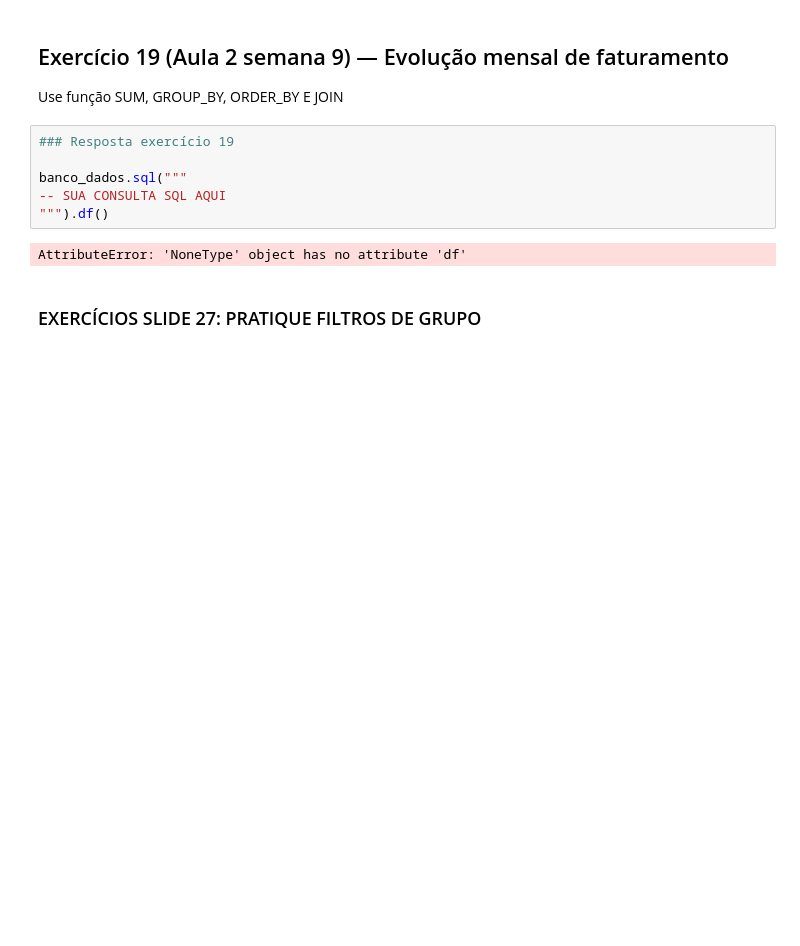
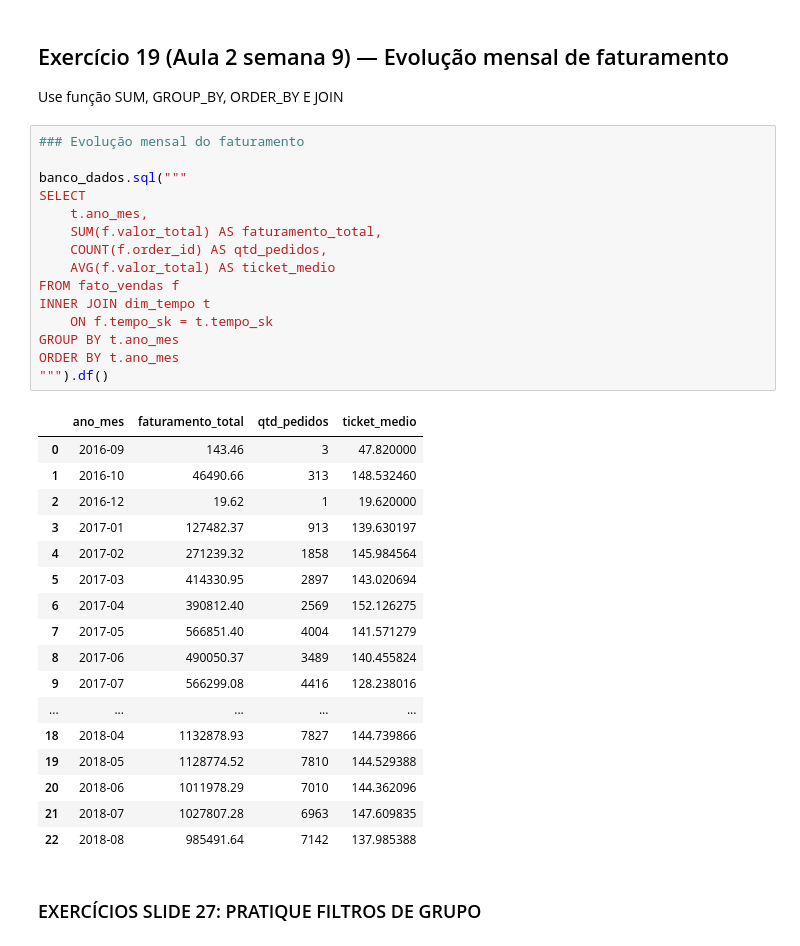
Before and after one commit to orlandovcj/Semana_9, a Jupyter notebook: Exercício/SEMANA_9.ipynb, the cells around one changed output. Saved outputs shown, nothing was run; the diff lists cells and outputs as text; blank space fills up the shorter version.

```diff
--- a/Exercício/SEMANA_9.ipynb
+++ b/Exercício/SEMANA_9.ipynb
@@ -601,13 +601,38 @@ LIMIT 5
 
 Use função SUM, GROUP_BY, ORDER_BY E JOIN
 # %%
-### Resposta exercício 19
+### Evolução mensal do faturamento
 
 banco_dados.sql("""
--- SUA CONSULTA SQL AQUI
+SELECT
+    t.ano_mes,
+    SUM(f.valor_total) AS faturamento_total,
+    COUNT(f.order_id) AS qtd_pedidos,
+    AVG(f.valor_total) AS ticket_medio
+FROM fato_vendas f
+INNER JOIN dim_tempo t
+    ON f.tempo_sk = t.tempo_sk
+GROUP BY t.ano_mes
+ORDER BY t.ano_mes
 """).df()
 # %% [output]
-AttributeError: 'NoneType' object has no attribute 'df'
+|  | ano_mes | faturamento_total | qtd_pedidos | ticket_medio |
+| 0 | 2016-09 | 143.46 | 3 | 47.820000 |
+| 1 | 2016-10 | 46490.66 | 313 | 148.532460 |
+| 2 | 2016-12 | 19.62 | 1 | 19.620000 |
+| 3 | 2017-01 | 127482.37 | 913 | 139.630197 |
+| 4 | 2017-02 | 271239.32 | 1858 | 145.984564 |
+| 5 | 2017-03 | 414330.95 | 2897 | 143.020694 |
+| 6 | 2017-04 | 390812.40 | 2569 | 152.126275 |
+| 7 | 2017-05 | 566851.40 | 4004 | 141.571279 |
+| 8 | 2017-06 | 490050.37 | 3489 | 140.455824 |
+| 9 | 2017-07 | 566299.08 | 4416 | 128.238016 |
+| ... | ... | ... | ... | ... |
+| 18 | 2018-04 | 1132878.93 | 7827 | 144.739866 |
+| 19 | 2018-05 | 1128774.52 | 7810 | 144.529388 |
+| 20 | 2018-06 | 1011978.29 | 7010 | 144.362096 |
+| 21 | 2018-07 | 1027807.28 | 6963 | 147.609835 |
+| 22 | 2018-08 | 985491.64 | 7142 | 137.985388 |
 # %% [markdown]
 ### EXERCÍCIOS SLIDE 27: PRATIQUE FILTROS DE GRUPO
 # %% [markdown]
```
Also changed, not shown: parts of 7 cells of this notebook.
